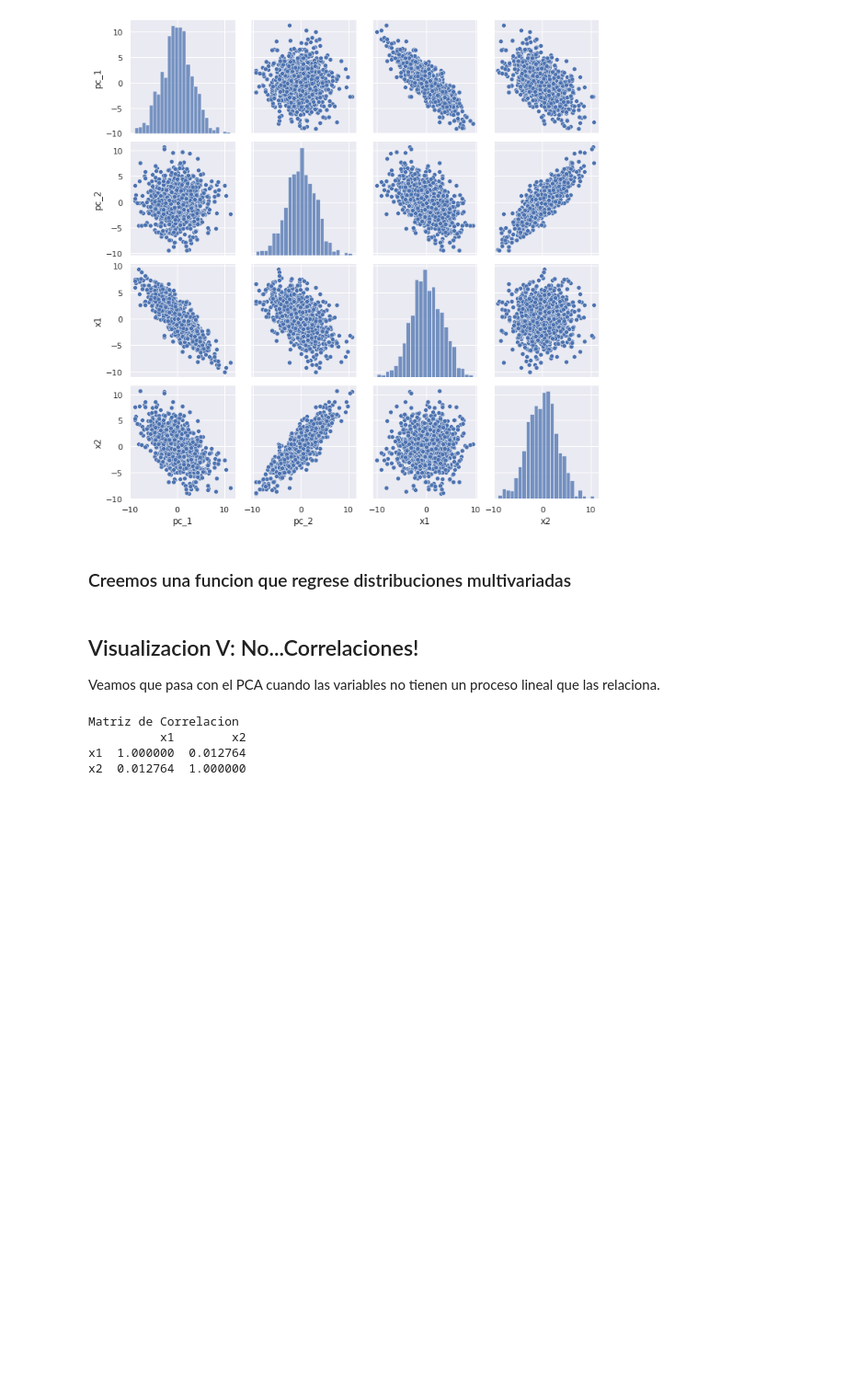
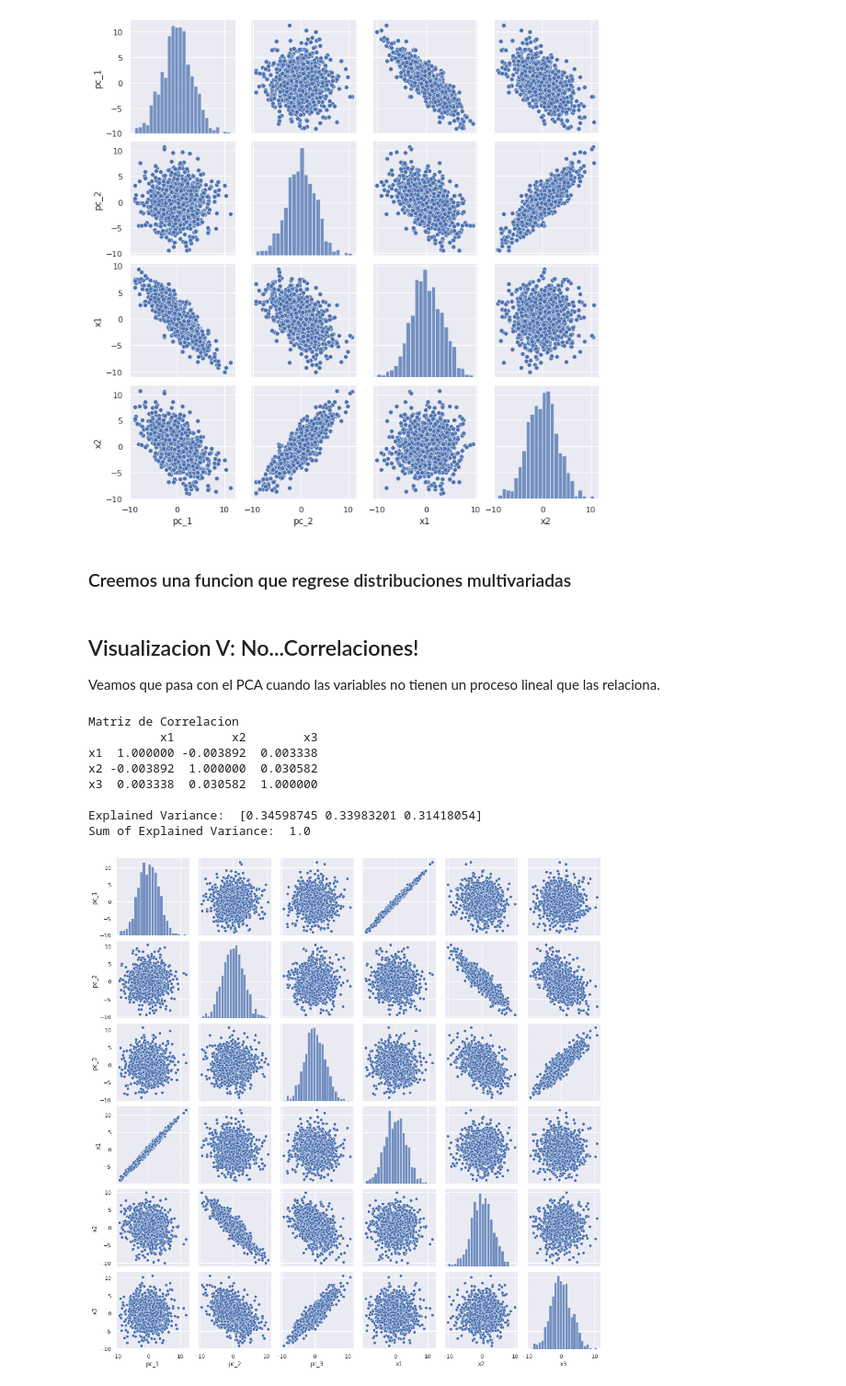
Before and after one commit to IEXE-Tec/aprendizaje-maquina-2, a Jupyter notebook: 02_reduccion_de_dimensionalidad.ipynb, the cells around one changed output. Shown at 92% size. Cells and saved outputs as stored; diff of their text form; code cells hidden in the pictures; blank space fills up the shorter version.

```diff
--- a/02_reduccion_de_dimensionalidad.ipynb
+++ b/02_reduccion_de_dimensionalidad.ipynb
@@ -354,13 +354,19 @@ def cor_data(mu=[0,0,0], sigma=np.eye(3), n=1000, seed=7463):
 Veamos que pasa con el PCA cuando las variables no tienen un proceso lineal que las relaciona.
 # %%
 # Create Variables
-mean = [0, 0]
-cov = np.array([[10, 0],
-                [0, 10]])
+mean = [0, 0, 0]
+cov = np.array([[10, 0, 0],
+                [0, 10,0],
+                [0,0,10]])
 x = cor_data(mean, cov)
-#pca_fun(x=x, n_c=2)
+pca_fun(x=x, n_c=3)
 # %% [output]
 Matriz de Correlacion
-          x1        x2
-x1  1.000000  0.012764
-x2  0.012764  1.000000
+          x1        x2        x3
+x1  1.000000 -0.003892  0.003338
+x2 -0.003892  1.000000  0.030582
+x3  0.003338  0.030582  1.000000
+
+Explained Variance:  [0.34598745 0.33983201 0.31418054]
+Sum of Explained Variance:  1.0
+[figure, added]
```
Also changed, not shown: parts of 11 cells of this notebook.
